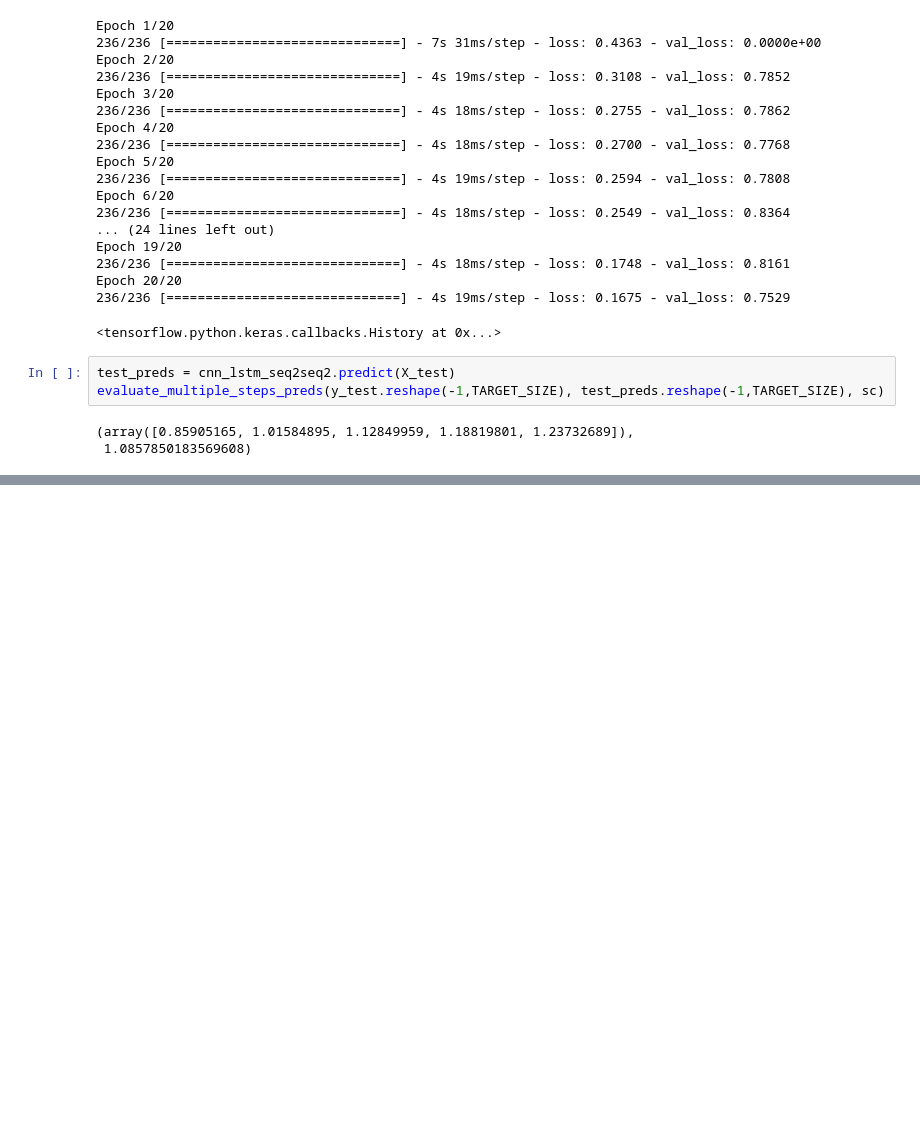
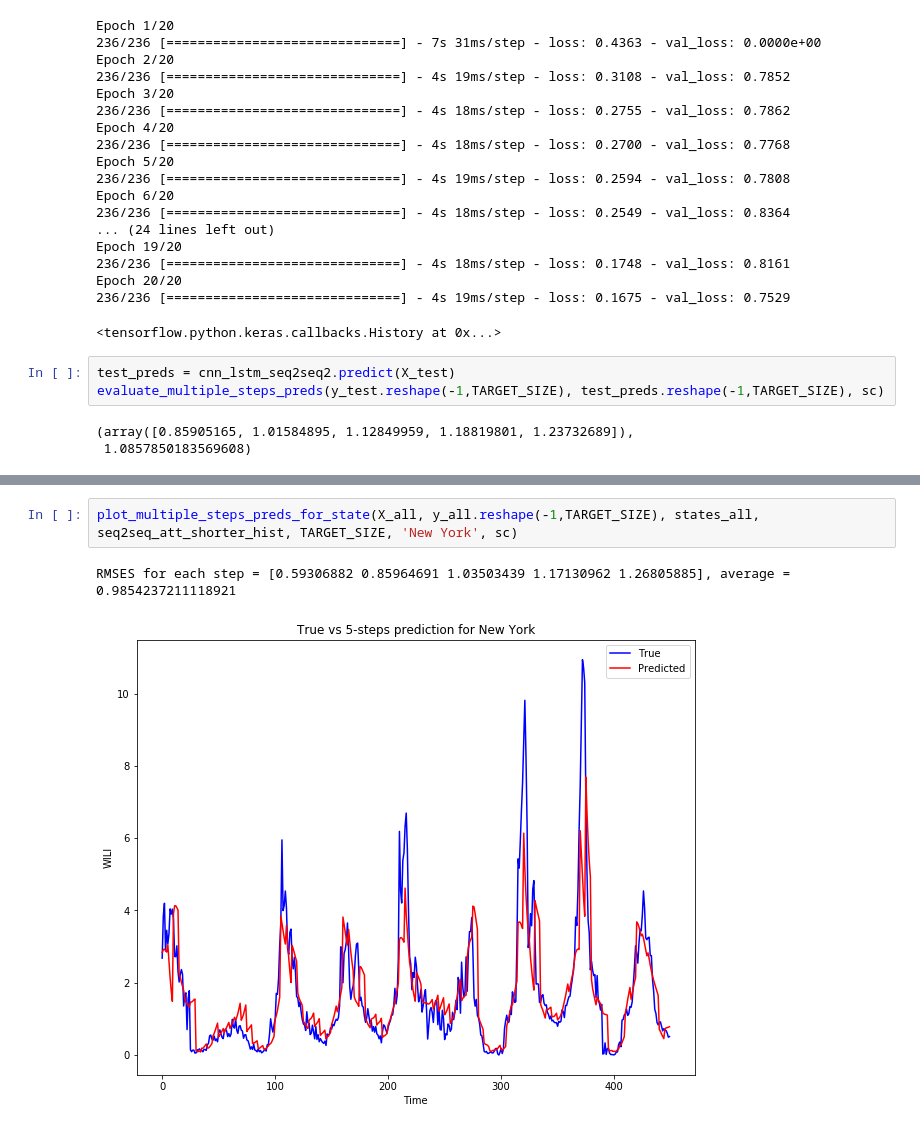
Before and after one commit to benlevyx/modelling-infectious-disease, a Jupyter notebook: notebooks/seq2seq.ipynb, the cells around one changed output, grey strips where cells are left out. Drawn from its saved outputs; the diff is of its cells as text; blank space fills up the shorter version.

```diff
--- a/notebooks/seq2seq.ipynb
+++ b/notebooks/seq2seq.ipynb
@@ -755,0 +986,5 @@ evaluate_multiple_steps_preds(y_test.reshape(-1,TARGET_SIZE), test_preds.reshape
+# %%
+plot_multiple_steps_preds_for_state(X_all, y_all.reshape(-1,TARGET_SIZE), states_all, seq2seq_att_shorter_hist, TARGET_SIZE, 'New York', sc)
+# %% [output]
+RMSES for each step = [0.59306882 0.85964691 1.03503439 1.17130962 1.26805885], average = 0.9854237211118921
+[figure, added]
```
Also changed, not shown: parts of 22 cells of this notebook.
